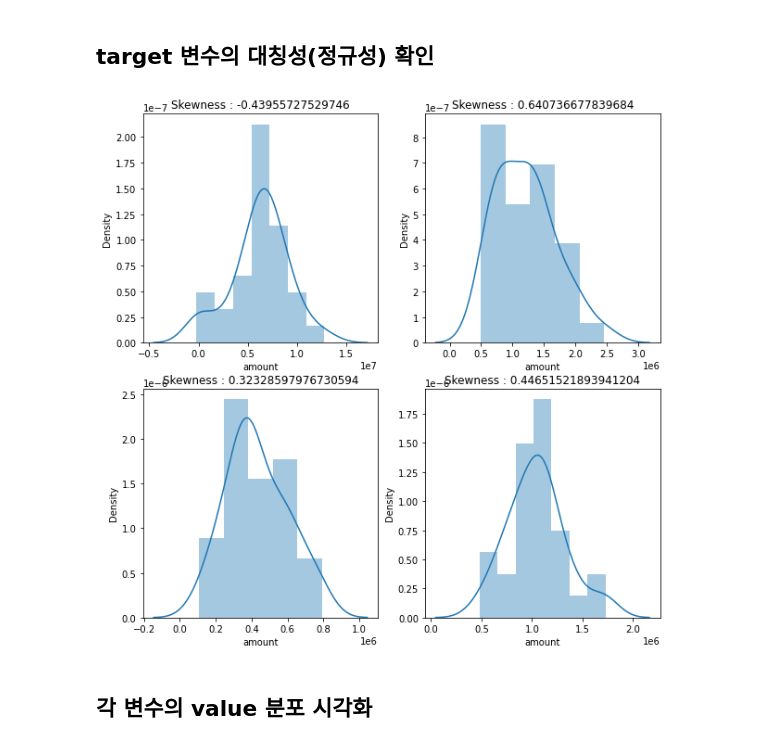
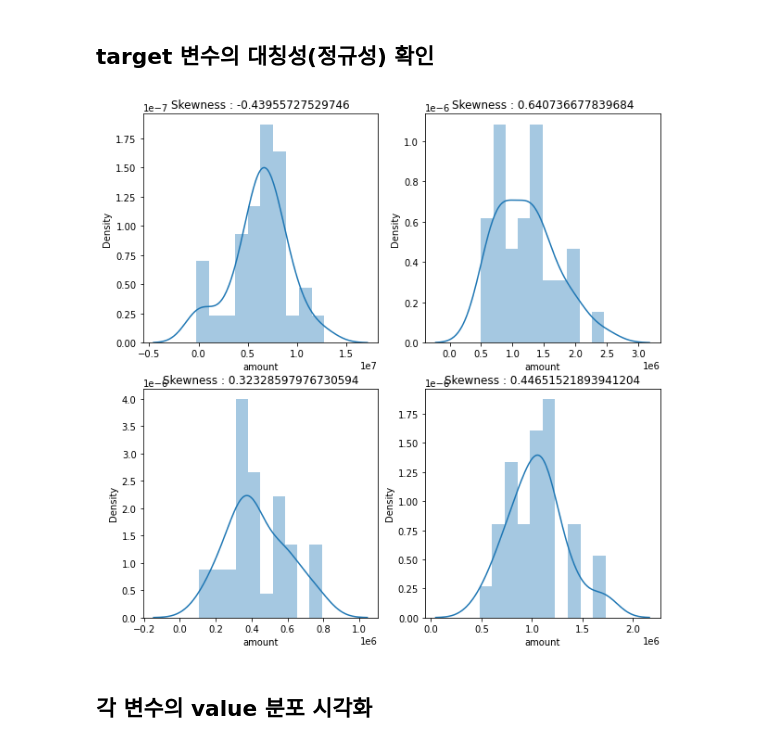
Before and after one commit to namwootree/Basic_Skill, a Jupyter notebook: Time_Series/상점 신용카드 매출 예측 경진대회/상점_신용카드_매출_예측.ipynb, the cells around one changed output. Saved outputs shown, nothing was run; the diff lists cells and outputs as text; code cells hidden in the pictures.

```diff
--- a/Time_Series/상점 신용카드 매출 예측 경진대회/상점_신용카드_매출_예측.ipynb
+++ b/Time_Series/상점 신용카드 매출 예측 경진대회/상점_신용카드_매출_예측.ipynb
@@ -414,13 +438,14 @@ def make_random(count):
 # %%
 random.seed(1208)
 
 fig, ax = plt.subplots(ncols=2, nrows=2, figsize=(10,10))
 
 for i, z in zip(make_random(4), [[0,0], [0,1], [1,0], [1,1]]):
     sns.distplot(month_df[month_df.store_id == i].amount,
-                 ax=ax[z[0], z[-1]]).set(title='Skewness : '+str(month_df[month_df.store_id == i].amount.skew()))
+                 ax=ax[z[0], z[-1]],
+                 bins=10).set(title='Skewness : '+str(month_df[month_df.store_id == i].amount.skew()))
 # %% [output]
-[figure, old version]
+[figure, new version]
 # %% [markdown]
 ## 각 변수의 value 분포 시각화
 # %%
```
Also changed, not shown: parts of 88 cells of this notebook.
